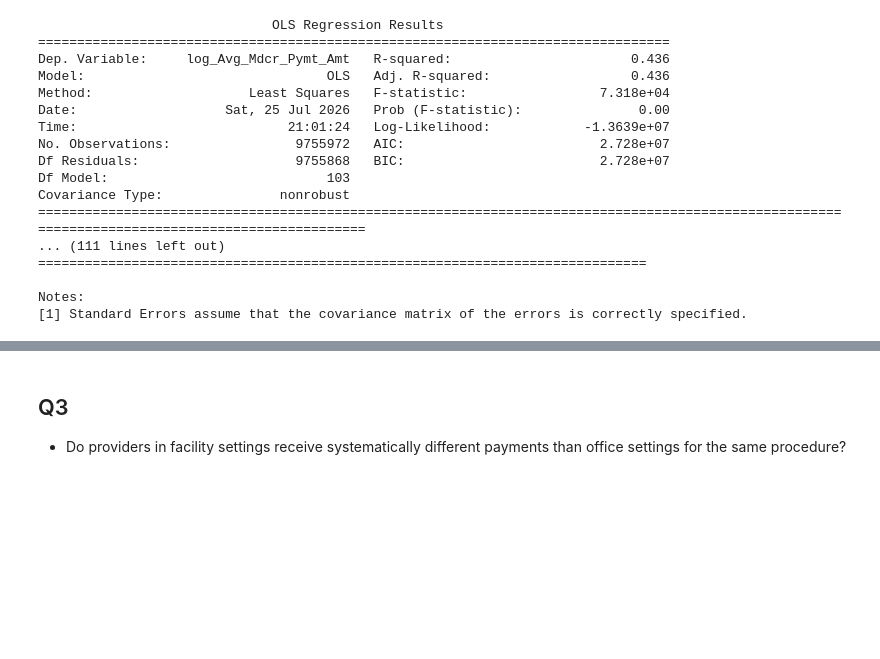
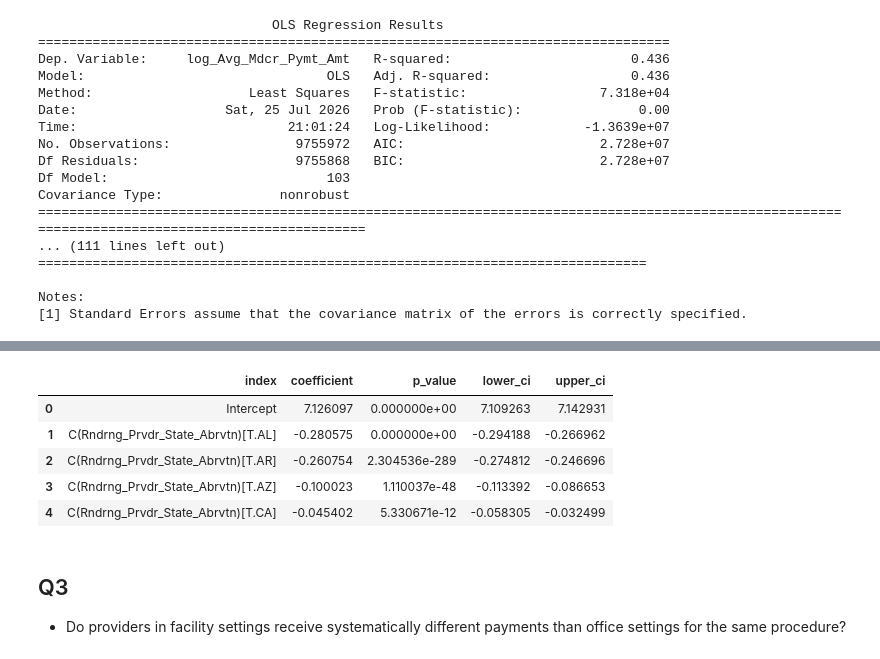
Before and after one commit to AdvayBhatt/healthcare-analytics, a Jupyter notebook: notebooks/01_eda.ipynb, the cells around one changed output, grey strips where cells are left out. Saved outputs shown, nothing was run; the diff lists cells and outputs as text; code cells hidden in the pictures; blank space fills up the shorter version.

```diff
--- a/notebooks/01_eda.ipynb
+++ b/notebooks/01_eda.ipynb
@@ -907,0 +945,7 @@ Notes:
+# %%
+q2_results = pd.DataFrame({
+    "coefficient": model.params,
+    "p_value": model.pvalues,
+    "lower_ci": model.conf_int()[0],
+    "upper_ci": model.conf_int()[1]
+})
@@ -907,0 +982,11 @@ Notes:
+# %%
+q2_results = q2_results.reset_index()
+# %%
+q2_results.head()
+# %% [output]
+|  | index | coefficient | p_value | lower_ci | upper_ci |
+| 0 | Intercept | 7.126097 | 0.000000e+00 | 7.109263 | 7.142931 |
+| 1 | C(Rndrng_Prvdr_State_Abrvtn)[T.AL] | -0.280575 | 0.000000e+00 | -0.294188 | -0.266962 |
+| 2 | C(Rndrng_Prvdr_State_Abrvtn)[T.AR] | -0.260754 | 2.304536e-289 | -0.274812 | -0.246696 |
+| 3 | C(Rndrng_Prvdr_State_Abrvtn)[T.AZ] | -0.100023 | 1.110037e-48 | -0.113392 | -0.086653 |
+| 4 | C(Rndrng_Prvdr_State_Abrvtn)[T.CA] | -0.045402 | 5.330671e-12 | -0.058305 | -0.032499 |
```
Also changed, not shown: parts of 12 cells of this notebook.
